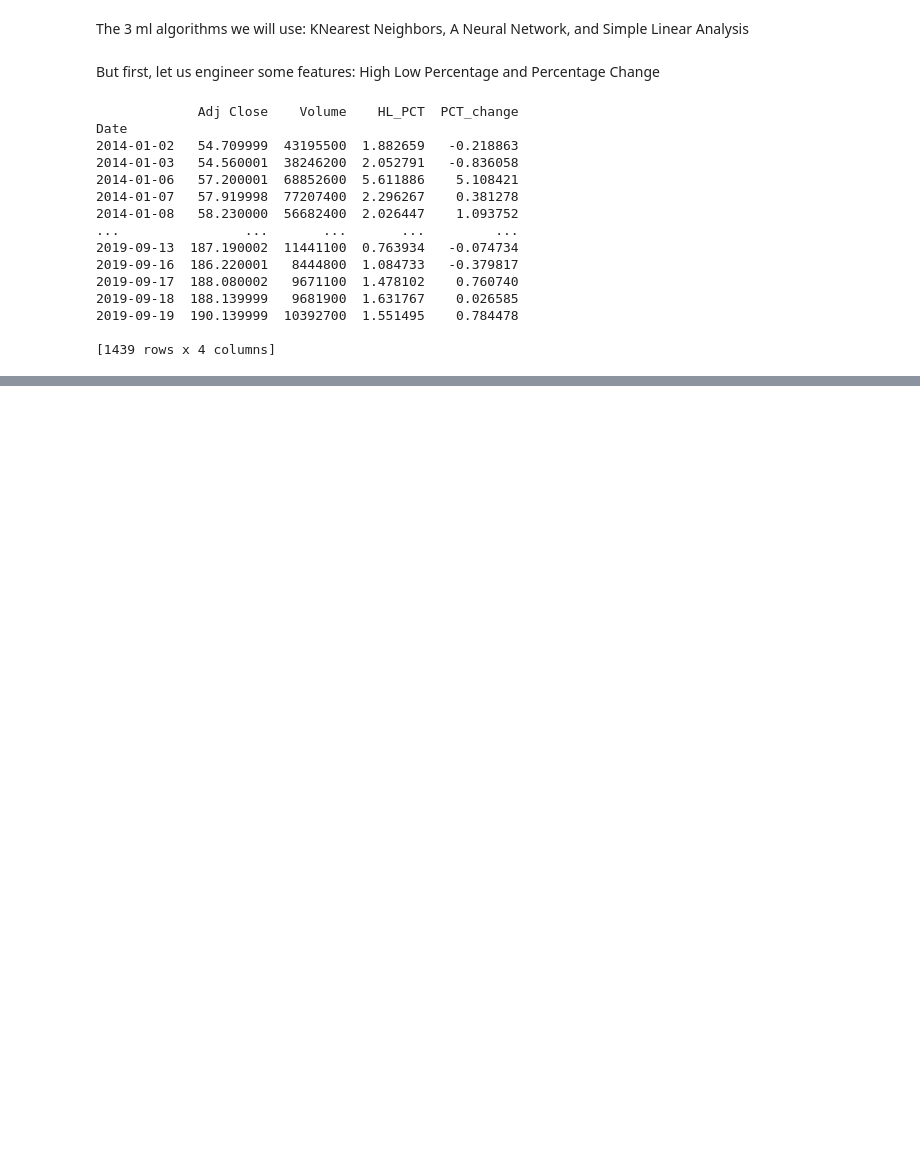
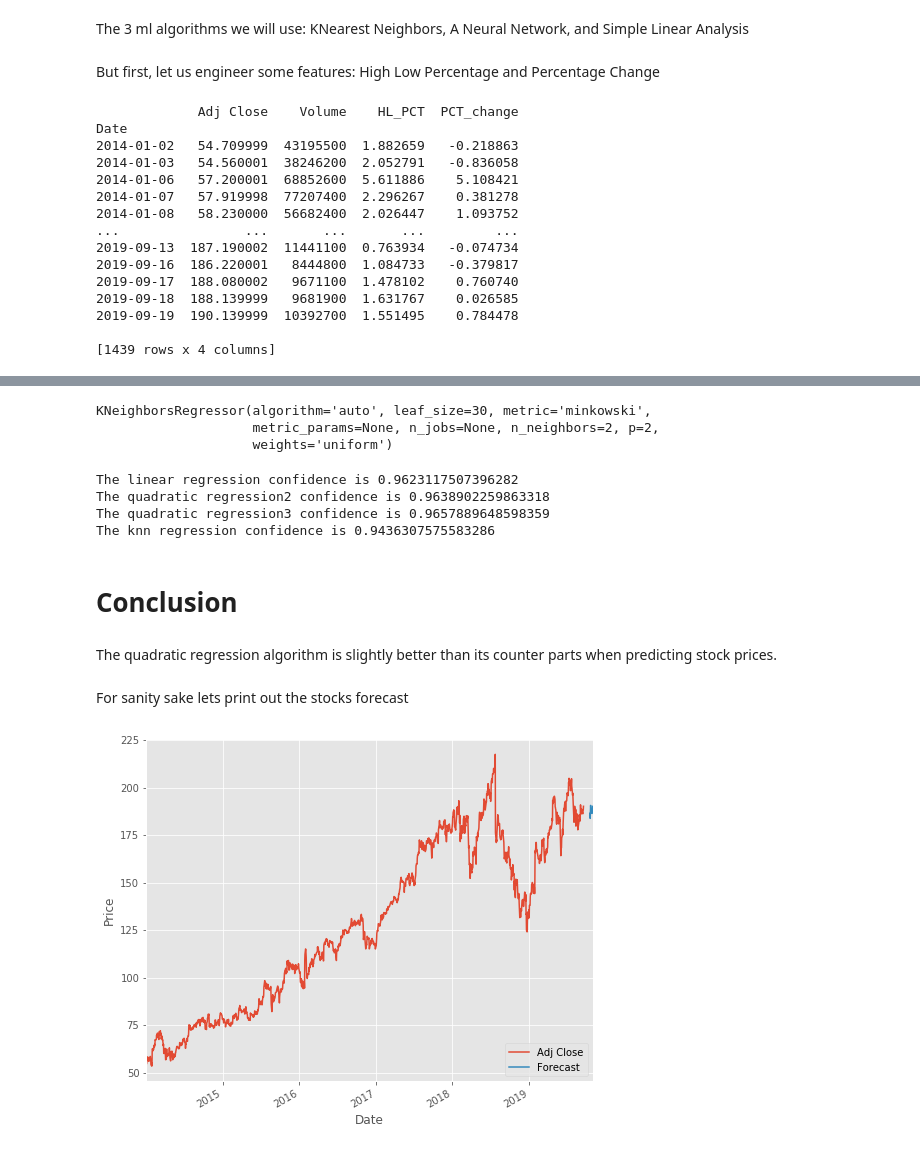
Before and after one commit to Andre-Williams22/Stock-Prediction, a Jupyter notebook: Stock-Prediction.ipynb, the cells around one changed output, grey strips where cells are left out. Saved outputs shown, nothing was run; the diff lists cells and outputs as text; code cells hidden in the pictures; blank space fills up the shorter version.

Commit message:
applies four algorithms and their prediction accuracy

```diff
--- a/Stock-Prediction.ipynb
+++ b/Stock-Prediction.ipynb
@@ -195,0 +238,13 @@ Date
+# %%
+X_train, X_test, y_train, y_test = train_test_split(X, y, test_size=0.2, random_state=0)
+# %%
+# Linear regression
+clfreg = LinearRegression(n_jobs=-1)
+clfreg.fit(X_train, y_train)
+# Quadratic Regression 2
+clfpoly2 = make_pipeline(PolynomialFeatures(2), Ridge())
+clfpoly2.fit(X_train, y_train)
+
+# Quadratic Regression 3
+clfpoly3 = make_pipeline(PolynomialFeatures(3), Ridge())
+clfpoly3.fit(X_train, y_train)
@@ -195,0 +261,8 @@ Date
+# %%
+# KNN Regression
+clfknn = KNeighborsRegressor(n_neighbors=2)
+clfknn.fit(X_train, y_train)
+# %% [output]
+KNeighborsRegressor(algorithm='auto', leaf_size=30, metric='minkowski',
+                    metric_params=None, n_jobs=None, n_neighbors=2, p=2,
+                    weights='uniform')
@@ -195,0 +274,42 @@ Date
+# %%
+print(f"The linear regression confidence is {confidencereg}")
+print(f"The quadratic regression2 confidence is {confidencepoly2}")
+print(f"The quadratic regression3 confidence is {confidencepoly3}")
+print(f"The knn regression confidence is {confidenceknn}")
+# %% [output]
+The linear regression confidence is 0.9623117507396282
+The quadratic regression2 confidence is 0.9638902259863318
+The quadratic regression3 confidence is 0.9657889648598359
+The knn regression confidence is 0.9436307575583286
+# %% [markdown]
+# Conclusion
+# %% [markdown]
+The quadratic regression algorithm is slightly better than its counter parts when predicting stock prices.
+# %% [markdown]
+For sanity sake lets print out the stocks forecast
+# %%
+clf = LinearRegression(n_jobs=-1)
+clf.fit(X_train, y_train)
+confidence = clf.score(X_test, y_test)
+
+forecast_set = clf.predict(X_lately)
+df['Forecast'] = np.nan
+
+last_date = df.iloc[-1].name
+last_unix = last_date.timestamp()
+one_day = 86400
+next_unix = last_unix + one_day
+
+for i in forecast_set:
+    next_date = datetime.datetime.fromtimestamp(next_unix)
+    next_unix += 86400
+    df.loc[next_date] = [np.nan for _ in range(len(df.columns)-1)]+[i]
+
+df['Adj Close'].plot()
+df['Forecast'].plot()
+plt.legend(loc=4)
+plt.xlabel('Date')
+plt.ylabel('Price')
+plt.show()
+# %% [output]
+[figure, added]
```
Also changed, not shown: parts of 13 cells of this notebook.
